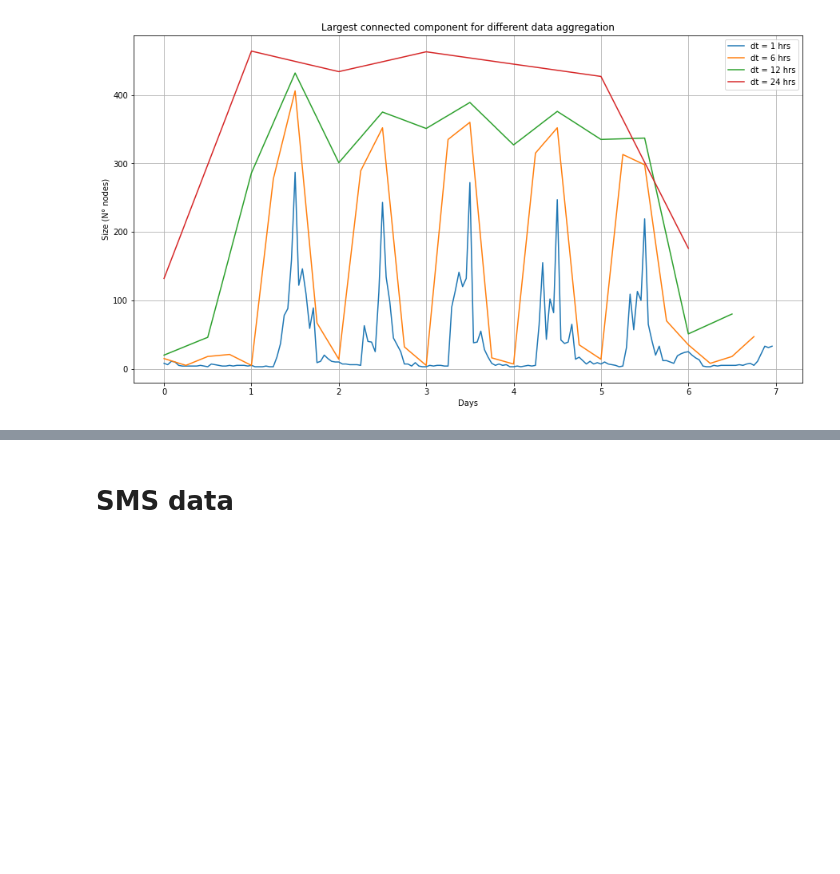
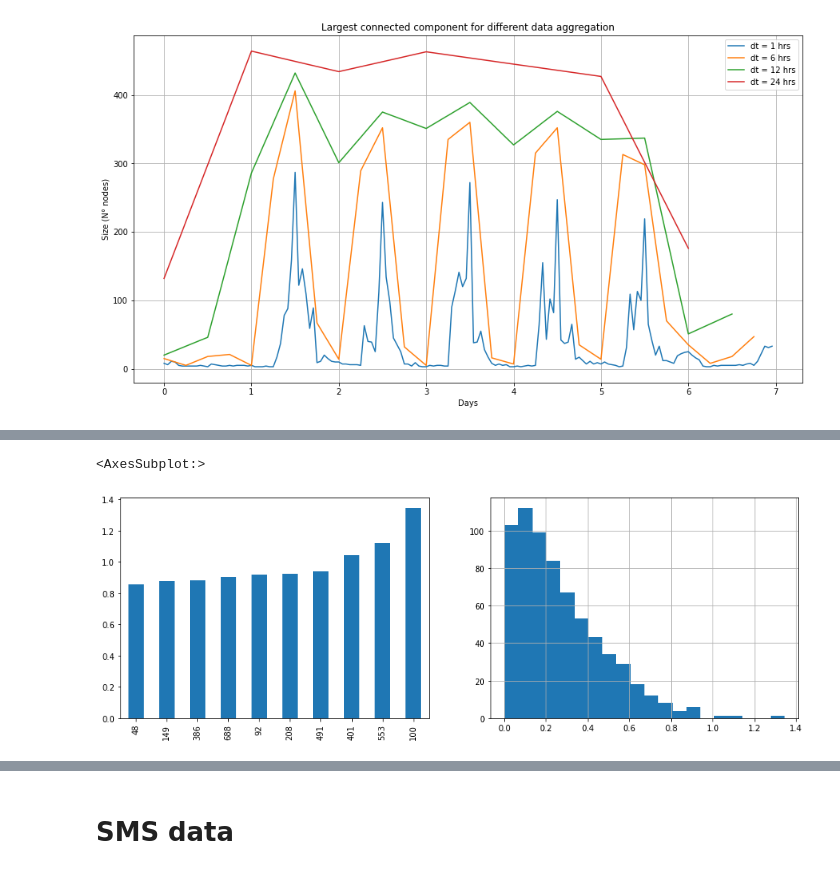
Before and after one commit to dariobaron/copenhagen_project, a Jupyter notebook: Dario_a_Copenhagen.ipynb, the cells around one changed output, grey strips where cells are left out. Cells and saved outputs as stored; diff of their text form; code cells hidden in the pictures; blank space fills up the shorter version.

```diff
--- a/Dario_a_Copenhagen.ipynb
+++ b/Dario_a_Copenhagen.ipynb
@@ -208,0 +285,10 @@ for dt in [1, 6, 12, 24]:
+# %%
+list_of_df = [pd.DataFrame.from_dict(dict(graphs[i].degree(weight="weight")), orient="index") for i in range(28)]
+df = pd.concat(list_of_df, axis="columns", ignore_index=True).fillna(0)
+mean_dailysociality = df.mean(axis=1)
+fig, axs = plt.subplots(1, 2, figsize=(15,5))
+istogramma = mean_dailysociality.hist(bins=20, ax=axs[1])
+mean_dailysociality.sort_values()[-10::].plot(kind="bar", ax=axs[0])
+# %% [output]
+<AxesSubplot:>
+[figure, added]
```
Also changed, not shown: parts of 6 cells of this notebook.
